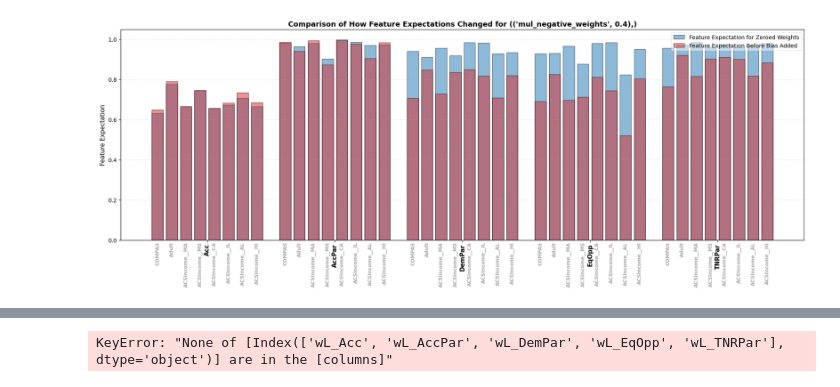
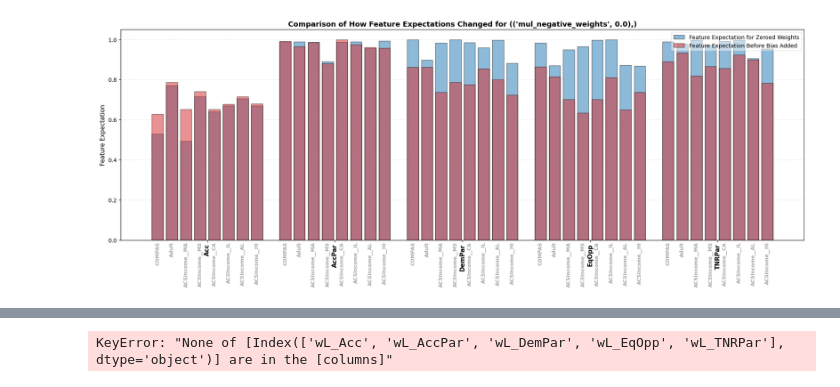
Before and after one commit to CharlesCDietzel/Fair-IRL, a Jupyter notebook: experiments/irl/Fair IRL Biased Demonstrations Plotting.ipynb, the cells around one changed output, grey strips where cells are left out. Saved outputs shown, nothing was run; the diff lists cells and outputs as text; code cells hidden in the pictures.

```diff
--- a/experiments/irl/Fair IRL Biased Demonstrations Plotting.ipynb
+++ b/experiments/irl/Fair IRL Biased Demonstrations Plotting.ipynb
@@ -370,7 +370,7 @@ biased_types = ("balanced_redlining",)
 # biased_types = ("threshold_swapping",)
 
 unadjusted_weights = ()
-adjusted_weights = (("mul_negative_weights", 0.4),)
+adjusted_weights = (("mul_negative_weights", 0.0),)
 # adjusted_weights = ()
 
 
@@ -418,7 +418,7 @@ df1 = diff_metric_df
 data_config_list = []  # (Metric Prefix, Metrix Suffix, bias types, weight adjustments)
 # data_config_list.append(("muE_", "_mean", biased_types, unadjusted_weights)) # Biased Demo FE
 data_config_list.append(
-    ("muE_dataset_", "_mean", unbiased_types, unadjusted_weights)
+    ("muE_test_unbiased_", "_mean", unbiased_types, unadjusted_weights)
 )  # Raw Data FE
 measurable_metrics = [
     "Acc",
@@ -543,34 +543,34 @@ for col_idx, col_name in enumerate(df1.columns):
 # -------------------------------------------------------------------
 # Place a tick at the *center* of each metric group
 tick_positions = [
     col_idx * (n_rows + gap_between_columns) + (n_rows - 1) / 2
     for col_idx in range(n_cols)
 ]
 ax.set_xticks(tick_positions)
 ax.set_xticklabels(df1.columns, fontsize=11, fontweight="bold", rotation=90)
 
 # -------------------------------------------------------------------
 # FINAL TOUCHES
 # -------------------------------------------------------------------
 ax.set_ylabel("Feature Expectation", fontsize=11)
 ax.set_title(
     f"Comparison of How Feature Expectations Changed for {adjusted_weights}",
     fontsize=13,
     fontweight="bold",
 )
 ax.legend(
     ["Feature Expectation for Zeroed Weights", "Feature Expectation Before Bias Added"],
     loc="upper right",
     framealpha=0.5,
     fancybox=True,
 )
 ax.grid(axis="y", linestyle="--", alpha=0.3)
 
 plt.tight_layout()
 plt.savefig(f"./../../data/experiment_output/fair_irl/exp_plots/Feat_Exp_Before_After.pdf", bbox_inches="tight")
 plt.show()
 # %% [output]
-[figure, old version]
+[figure, new version]
 # %%
 # The following code generates bar charts for the calculated feature weights for each dataset without any bias or weight adjustments.
 
```
Also changed, not shown: parts of 6 cells of this notebook, 4 other files.
